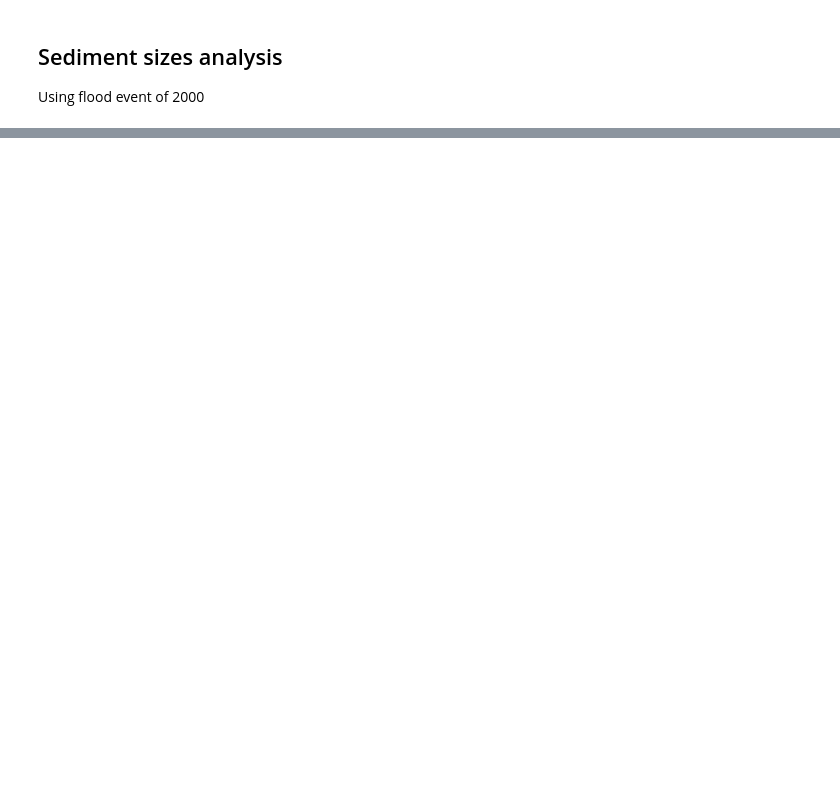
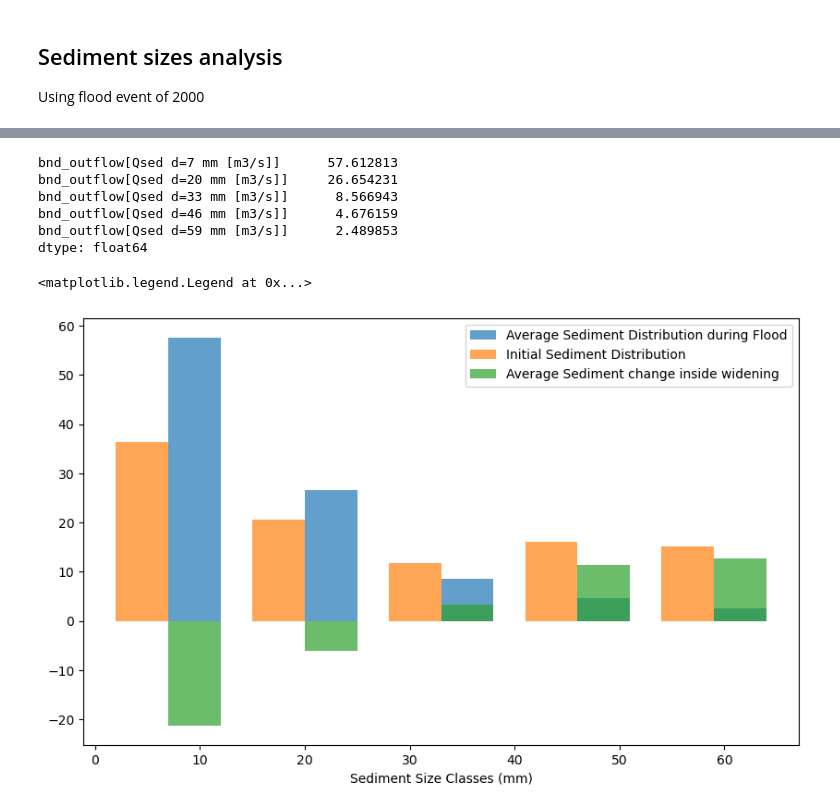
Before and after one commit to Margaux-Ccd/Dranse_sediment, a Jupyter notebook: Analysis/Sediment_analysis.ipynb, the cells around one changed output, grey strips where cells are left out. Drawn from its saved outputs; the diff is of its cells as text; code cells hidden in the pictures; blank space fills up the shorter version.

```diff
--- a/Analysis/Sediment_analysis.ipynb
+++ b/Analysis/Sediment_analysis.ipynb
@@ -81,8 +118,6 @@ print(f'Theoretical total sediment volume during multi scan periods: {theoretica
 ## Sediment sizes analysis
 Using flood event of 2000
 # %%
-multi_flood=pd.read_csv('Basement_multi_flood.csv')
-single_flood=pd.read_csv('Basement_single_flood.csv')
 
 #initial sediment distribution
 
@@ -90,4 +125,5 @@ Sizes_classes_mm = [7, 20, 33, 46, 59] # in mm
 sediment_init_percentage= [36.4, 20.6, 11.8, 16.0, 15.2] # in %
 
 # import matrix of sediment percentages for 5 classes for each timestep
-X=np.loadtxt('sediment_percentage_matrix.txt')
+X_out=pd.read_csv("Multi_flood.dat", sep='\t', header=0, usecols=[10,11,12,13,14])
+X_out
@@ -94,10 +144,24 @@ X=np.loadtxt('sediment_percentage_matrix.txt')
 # %%
 # average sediment percentage over the flood event
-average_sediment_percentage = np.mean(X, axis=0)
+average_sediment_percentage = X_out.sum(axis=0) /X_out.sum(axis=0).sum()*100
+average_sediment_percentage
+# %% [output]
+bnd_outflow[Qsed d=7 mm [m3/s]]      57.612813
+bnd_outflow[Qsed d=20 mm [m3/s]]     26.654231
+bnd_outflow[Qsed d=33 mm [m3/s]]      8.566943
+bnd_outflow[Qsed d=46 mm [m3/s]]      4.676159
+bnd_outflow[Qsed d=59 mm [m3/s]]      2.489853
+dtype: float64
 # %%
 # plot histogram of average and initial sediment distributions
 fig, ax = plt.subplots(figsize=(10,6))
 width = 5
+ax.bar(np.array(Sizes_classes_mm)+width/2, average_sediment_percentage, width=width, label='Average Sediment Distribution during Flood', alpha=0.7)
 ax.bar(np.array(Sizes_classes_mm)-width/2, sediment_init_percentage, width=width, label='Initial Sediment Distribution', alpha=0.7)
-ax.bar(np.array(Sizes_classes_mm)+width/2, average_sediment_percentage, width=width, label='Average Sediment Distribution during Flood', alpha=0.7)
+ax.bar(np.array(Sizes_classes_mm)+width/2, sediment_init_percentage-average_sediment_percentage, width=width, label='Average Sediment change inside widening', alpha=0.7)
+
 ax.set_xlabel('Sediment Size Classes (mm)')
+plt.legend()
+# %% [output]
+<matplotlib.legend.Legend at 0x...>
+[figure, added]
```
Also changed, not shown: parts of 6 cells of this notebook, 1 other file.
